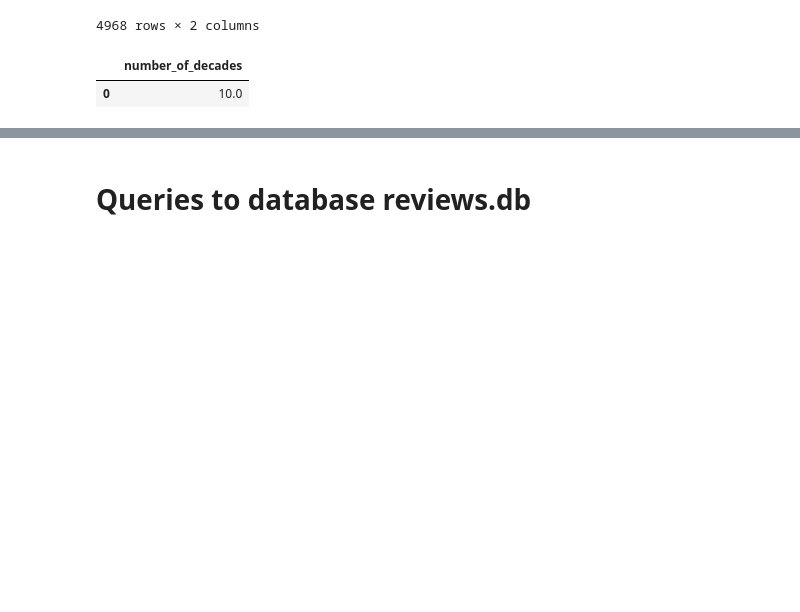
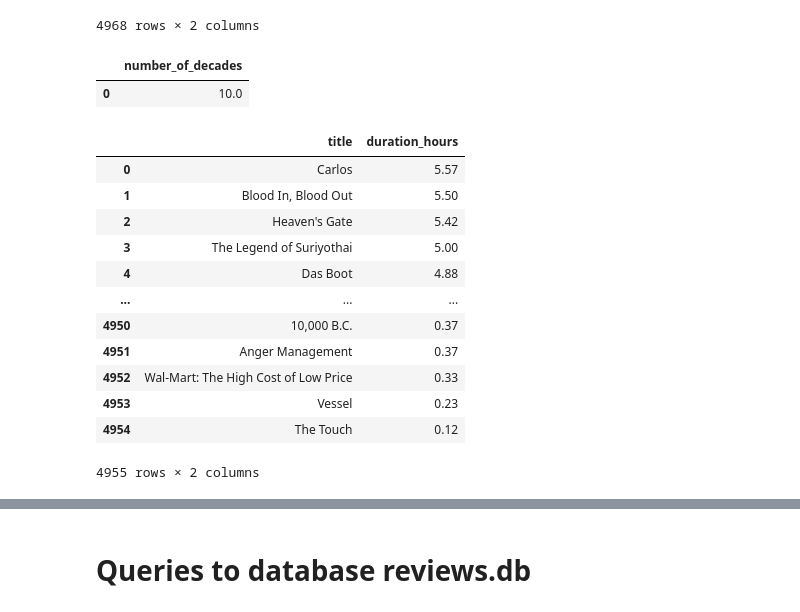
Before and after one commit to Cooleekova/data_engineering, a Jupyter notebook: SQL/SQL_basics.ipynb, the cells around one changed output, grey strips where cells are left out. Cells and saved outputs as stored; diff of their text form; code cells hidden in the pictures; blank space fills up the shorter version.

```diff
--- a/SQL/SQL_basics.ipynb
+++ b/SQL/SQL_basics.ipynb
@@ -474,3 +495,24 @@ pd.read_sql("""SELECT ROUND((MAX(release_year) - MIN(release_year)) / 10.0, 1) A
 # %% [output]
 |  | number_of_decades |
 | 0 | 10.0 |
+# %%
+# Select the title and duration from longest to shortest film
+pd.read_sql("""SELECT title, ROUND(duration / 60.0, 2) AS duration_hours
+               FROM films
+               WHERE duration IS NOT NULL
+               ORDER BY duration DESC;""",
+            con)
+# %% [output]
+|  | title | duration_hours |
+| 0 | Carlos | 5.57 |
+| 1 | Blood In, Blood Out | 5.50 |
+| 2 | Heaven's Gate | 5.42 |
+| 3 | The Legend of Suriyothai | 5.00 |
+| 4 | Das Boot | 4.88 |
+| ... | ... | ... |
+| 4950 | 10,000 B.C. | 0.37 |
+| 4951 | Anger Management | 0.37 |
+| 4952 | Wal-Mart: The High Cost of Low Price | 0.33 |
+| 4953 | Vessel | 0.23 |
+| 4954 | The Touch | 0.12 |
+4955 rows × 2 columns
```
Also changed, not shown: parts of 3 cells of this notebook.
